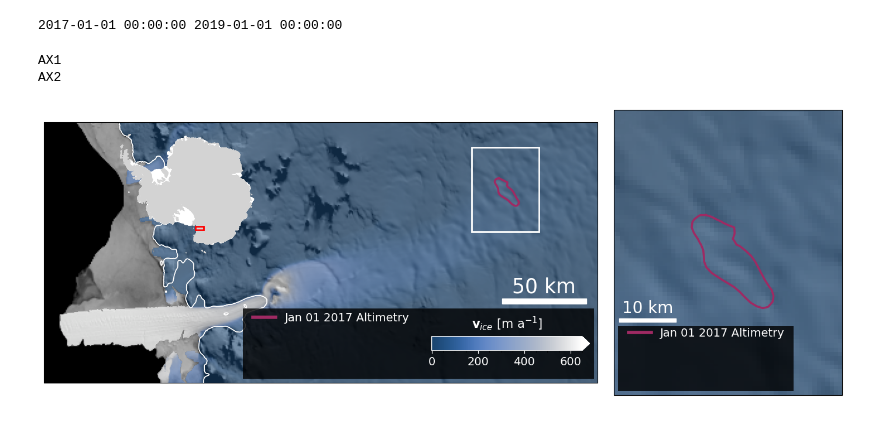
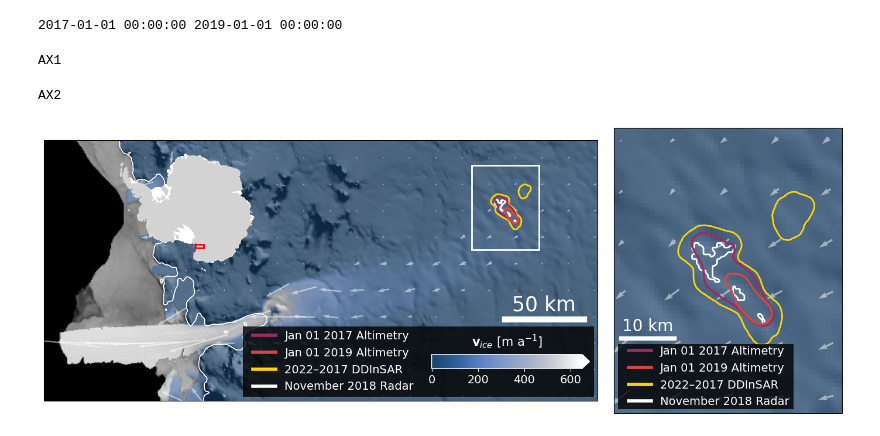
Before and after one commit to zsk4/DavidSpecularity, a Jupyter notebook: Figure1/Figure1_COG.ipynb, the cells around one changed output. Cells and saved outputs as stored; diff of their text form; code cells hidden in the pictures.

```diff
--- a/Figure1/Figure1_COG.ipynb
+++ b/Figure1/Figure1_COG.ipynb
@@ -291,11 +291,11 @@ sm = cm.ScalarMappable(norm=norm, cmap=cmap)
 # Plotting choices
 
 Jan_1_17_Evolving_Outline = True
-Jan_1_19_Evolving_Outline = False
+Jan_1_19_Evolving_Outline = True
 
 radar_lines = False
-radar_outline = False
-DDInSAR_outline = False
+radar_outline = True
+DDInSAR_outline = True
 # %%
 # COG 2 Panel Map
 lake_color = 'white'
@@ -501,6 +501,10 @@ rect = plt.Rectangle(
 inset.add_patch(rect)
 
 
+# Add velocity arrows
+cropped_vel.thin(35).plot.quiver(
+    "x", "y", "VX", "VY", alpha=0.5, color="white", ax=ax1, scale=5400, width=0.0025
+)
 
 #####################################
 #####################################
@@ -594,35 +598,38 @@ cbbox.tick_params(
     top = False,
     right = False,
     bottom = False,
     labelleft = False,
     labeltop = False,
     labelright = False,
     labelbottom = False
 )
 cbbox.set_facecolor([0,0,0,0.8])
 
 
 # Add legend directly to cbbox
 legend = cbbox.legend(
     handles=handles,
     loc='center left',          # center vertically, left horizontally
     bbox_to_anchor=(0.0, 0.5), # tweak horizontal position
     frameon=False,
     fontsize=14,
     labelcolor='white'
 )
 
 # Make sure text is white
 for text in legend.get_texts():
     text.set_color('white')
+cropped_vel.thin(20).plot.quiver(
+    "x", "y", "VX", "VY", alpha=0.5, color="white", ax=ax2, scale=600, width=0.008
+)
 
 gs.update(wspace=0.25, hspace=0.02)
 
 fig.savefig('./Figure1_COG.png', dpi=300, bbox_inches='tight')
 # %% [output]
 AX1
-AX2
+AX2
-[figure, old version]
+[figure, new version]
 # %%
 # COG 2 Panel Map
 radar_outline = True
```
Also changed, not shown: parts of 1 cell of this notebook, 3 other files.
